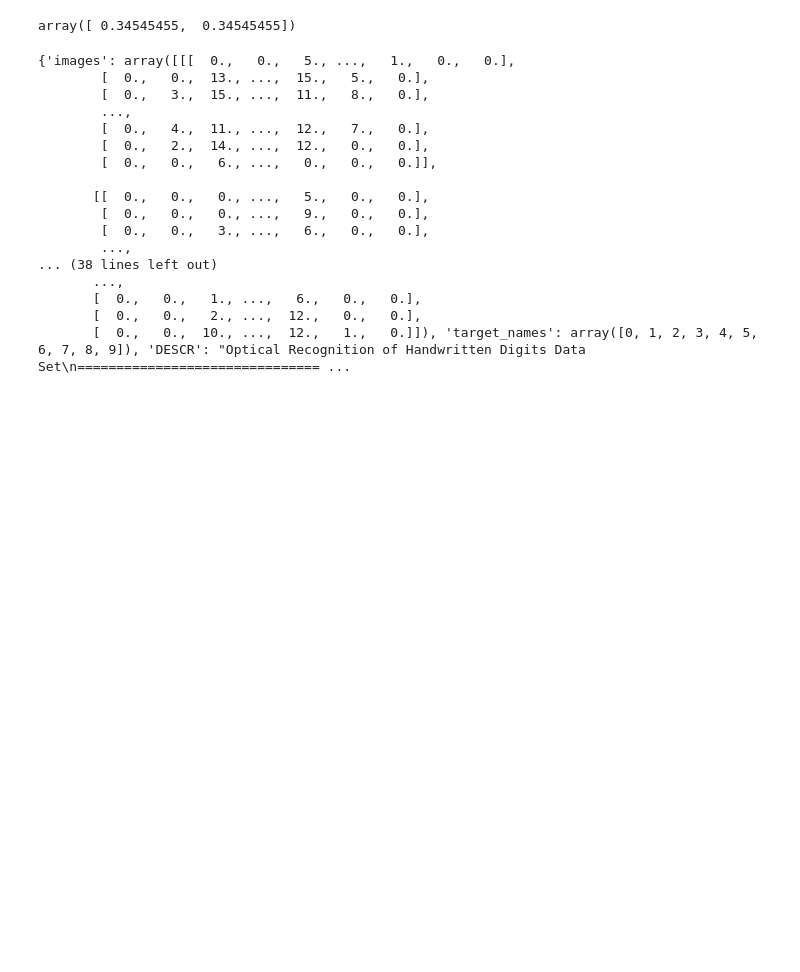
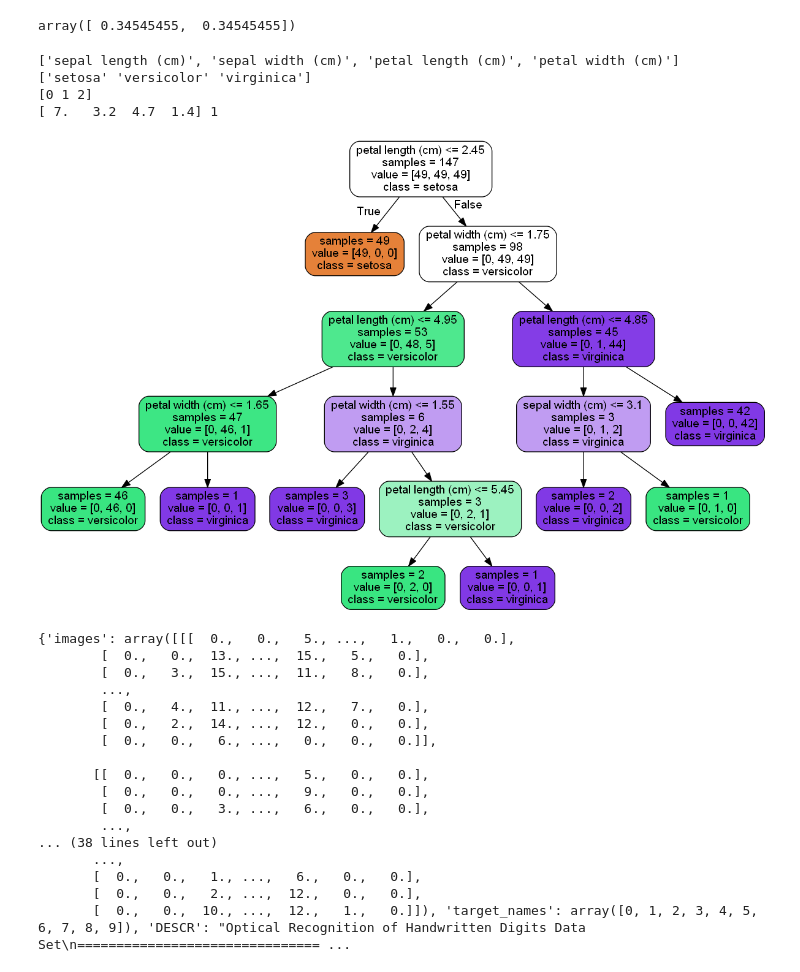
Before and after one commit to geeky-KaKaRoT/tensorflow-meetup, a Jupyter notebook: MachineLearning-sklearn.ipynb, the cells around one changed output. Cells and saved outputs as stored; diff of their text form; code cells hidden in the pictures; blank space fills up the shorter version.

```diff
--- a/MachineLearning-sklearn.ipynb
+++ b/MachineLearning-sklearn.ipynb
@@ -67,6 +67,61 @@ reg.fit ([[0, 0], [0, 0], [1, 1]], [0, .1, 1])
 reg.coef_
 # %% [output]
 array([ 0.34545455,  0.34545455])
+# %%
+#Recipies.py
+from IPython.display import Image
+
+import numpy as np
+from sklearn.datasets import  load_iris
+from sklearn import tree
+
+iris = load_iris()
+
+test_idx = [0,50,100]
+
+print iris.feature_names
+print iris.target_names
+#print iris.data[0]
+#print iris.target[0]
+#training data
+
+train_target = np.delete(iris.target, test_idx)
+train_data = np.delete(iris.data, test_idx, axis=0)
+
+# Testing data
+test_target = iris.target[test_idx]
+test_data = iris.data[test_idx]
+
+
+clf = tree.DecisionTreeClassifier()
+clf.fit(train_data,train_target)
+
+print clf.predict(test_data)
+
+###visualisation code
+
+from sklearn.externals.six import StringIO
+import pydotplus
+dot_data = StringIO()
+
+tree.export_graphviz(clf,out_file=dot_data,
+                     feature_names= iris.feature_names,
+                     class_names=iris.target_names,
+                     filled=True, rounded=True,
+                     impurity=False)
+
+gaph = pydotplus.graph_from_dot_data(dot_data.getvalue())
+gaph.write_png("./iris.png")
+
+print test_data[1], test_target[1]
+
+Image('./iris.png')
+# %% [output]
+['sepal length (cm)', 'sepal width (cm)', 'petal length (cm)', 'petal width (cm)']
+['setosa' 'versicolor' 'virginica']
+[0 1 2]
+[ 7.   3.2  4.7  1.4] 1
+[figure, added]
 # %%
 # Import `datasets` from `sklearn`
 from sklearn import datasets
```
